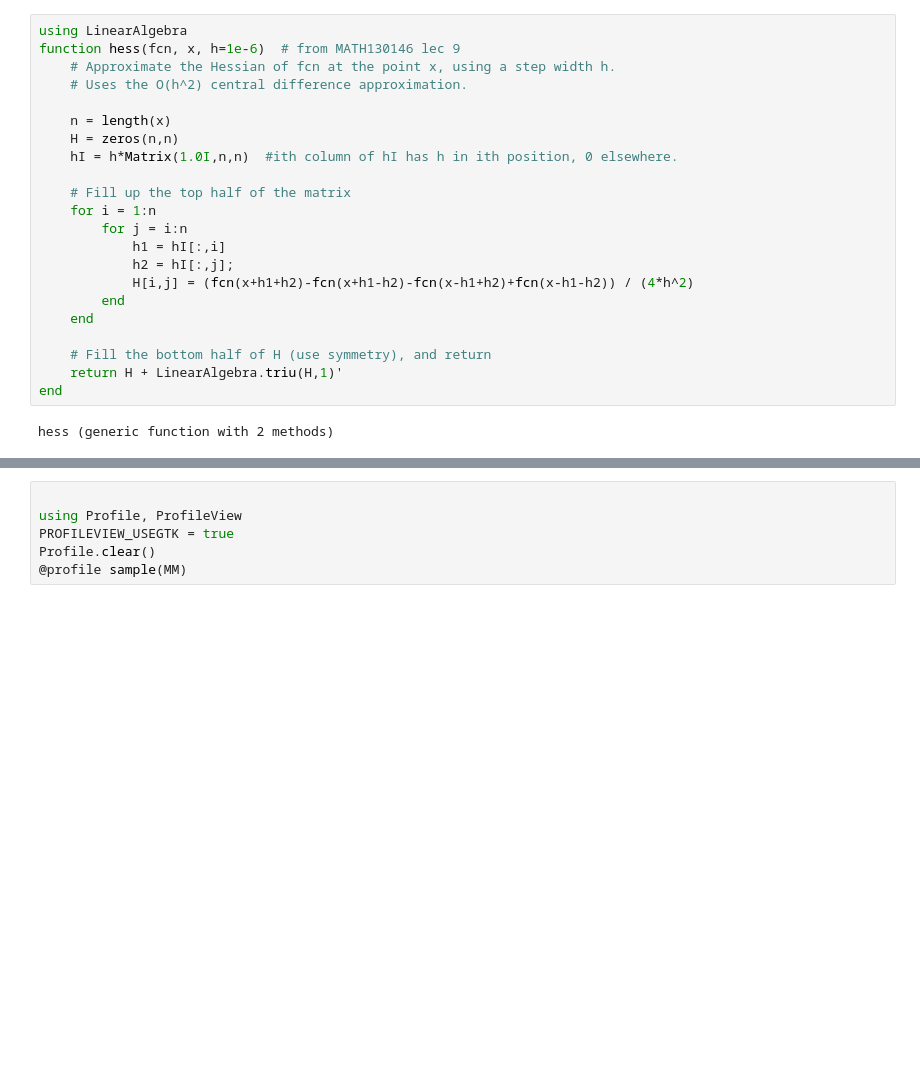
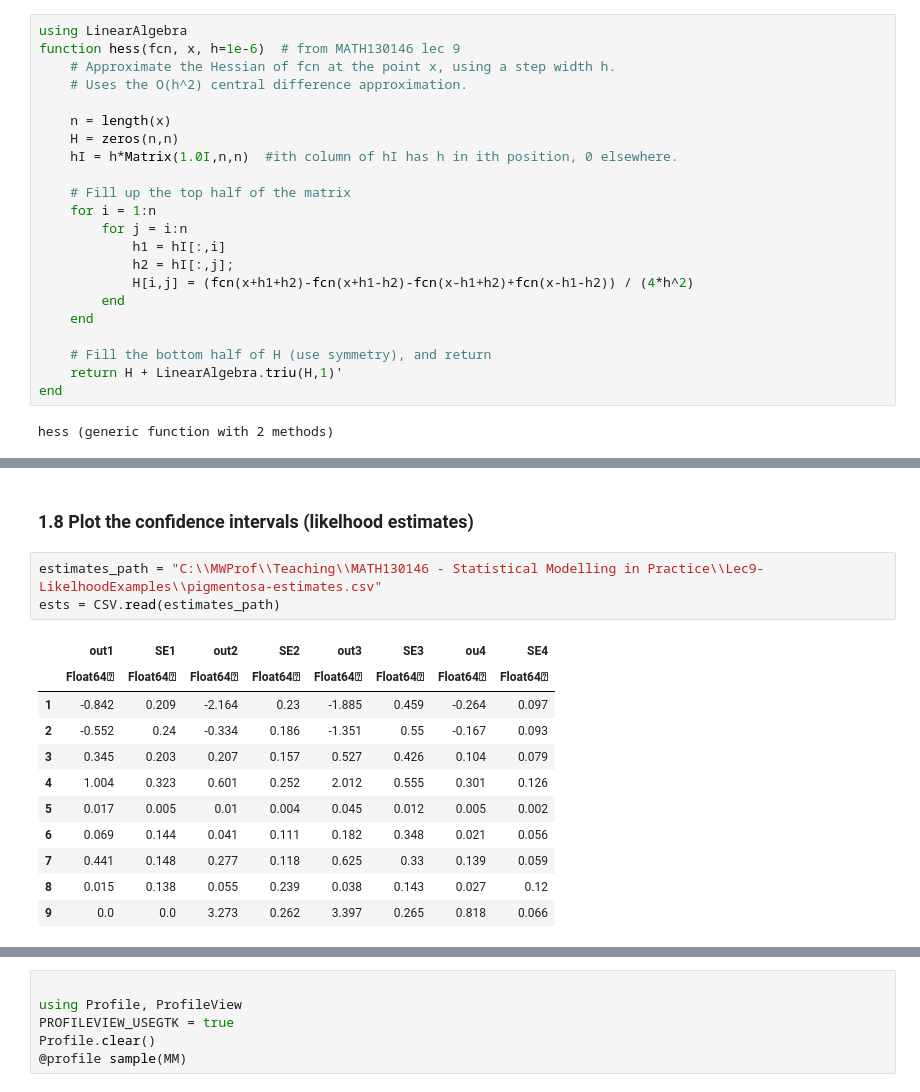
Before and after one commit to kramsretlow/Autologistic.jl, a Jupyter notebook: workingfile.ipynb, the cells around one changed output, grey strips where cells are left out. Drawn from its saved outputs; the diff is of its cells as text; blank space fills up the shorter version.

```diff
--- a/workingfile.ipynb
+++ b/workingfile.ipynb
@@ -231,0 +368,17 @@ SEs = sqrt.(LinearAlgebra.diag(Hinv))
+# %% [markdown]
+### 1.8 Plot the confidence intervals (likelhood estimates)
+# %%
+estimates_path = "C:\\MWProf\\Teaching\\MATH130146 - Statistical Modelling in Practice\\Lec9-LikelhoodExamples\\pigmentosa-estimates.csv"
+ests = CSV.read(estimates_path)
+# %% [output]
+|  | out1 | SE1 | out2 | SE2 | out3 | SE3 | ou4 | SE4 |
+|  | Float64⍰ | Float64⍰ | Float64⍰ | Float64⍰ | Float64⍰ | Float64⍰ | Float64⍰ | Float64⍰ |
+| 1 | -0.842 | 0.209 | -2.164 | 0.23 | -1.885 | 0.459 | -0.264 | 0.097 |
+| 2 | -0.552 | 0.24 | -0.334 | 0.186 | -1.351 | 0.55 | -0.167 | 0.093 |
+| 3 | 0.345 | 0.203 | 0.207 | 0.157 | 0.527 | 0.426 | 0.104 | 0.079 |
+| 4 | 1.004 | 0.323 | 0.601 | 0.252 | 2.012 | 0.555 | 0.301 | 0.126 |
+| 5 | 0.017 | 0.005 | 0.01 | 0.004 | 0.045 | 0.012 | 0.005 | 0.002 |
+| 6 | 0.069 | 0.144 | 0.041 | 0.111 | 0.182 | 0.348 | 0.021 | 0.056 |
+| 7 | 0.441 | 0.148 | 0.277 | 0.118 | 0.625 | 0.33 | 0.139 | 0.059 |
+| 8 | 0.015 | 0.138 | 0.055 | 0.239 | 0.038 | 0.143 | 0.027 | 0.12 |
+| 9 | 0.0 | 0.0 | 3.273 | 0.262 | 3.397 | 0.265 | 0.818 | 0.066 |
```
Also changed, not shown: parts of 38 cells of this notebook, 10 other files.
